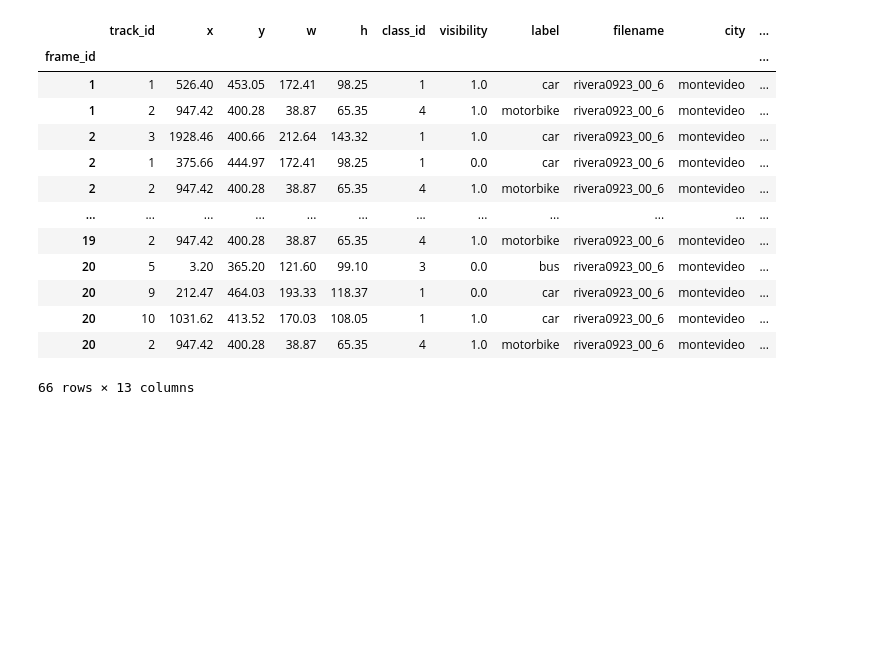
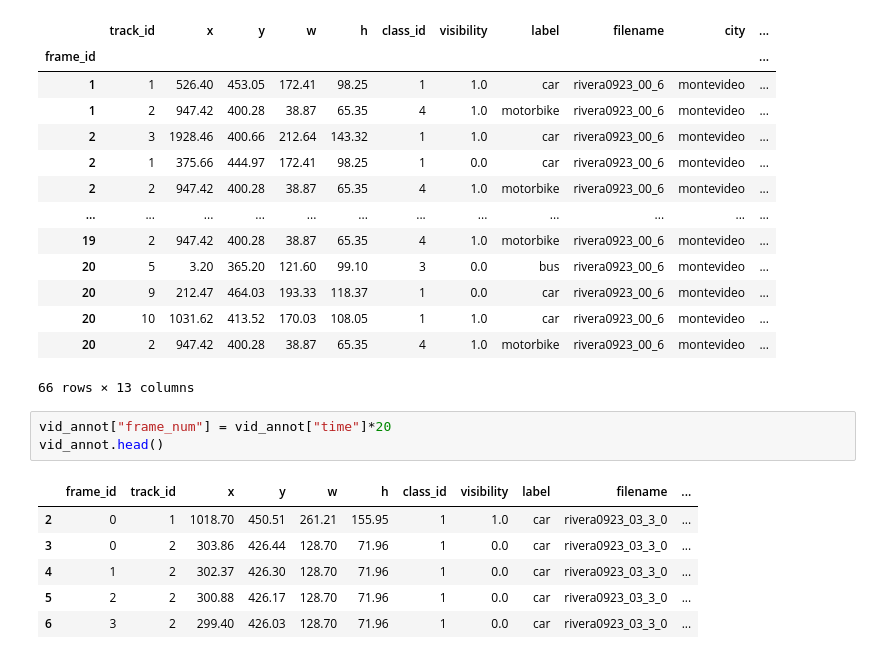
Before and after one commit to Rajsuryan-Singh/master_thesis, a Jupyter notebook: EDA.ipynb, the cells around one changed output. Cells and saved outputs as stored; diff of their text form; blank space fills up the shorter version.

```diff
--- a/EDA.ipynb
+++ b/EDA.ipynb
@@ -201,3 +216,13 @@ vid_annot_sub
 | 20 | 10 | 1031.62 | 413.52 | 170.03 | 108.05 | 1 | 1.0 | car | rivera0923_00_6 | montevideo | ... |
 | 20 | 2 | 947.42 | 400.28 | 38.87 | 65.35 | 4 | 1.0 | motorbike | rivera0923_00_6 | montevideo | ... |
 66 rows × 13 columns
+# %%
+vid_annot["frame_num"] = vid_annot["time"]*20
+vid_annot.head()
+# %% [output]
+|  | frame_id | track_id | x | y | w | h | class_id | visibility | label | filename | ... |
+| 2 | 0 | 1 | 1018.70 | 450.51 | 261.21 | 155.95 | 1 | 1.0 | car | rivera0923_03_3_0 | ... |
+| 3 | 0 | 2 | 303.86 | 426.44 | 128.70 | 71.96 | 1 | 0.0 | car | rivera0923_03_3_0 | ... |
+| 4 | 1 | 2 | 302.37 | 426.30 | 128.70 | 71.96 | 1 | 0.0 | car | rivera0923_03_3_0 | ... |
+| 5 | 2 | 2 | 300.88 | 426.17 | 128.70 | 71.96 | 1 | 0.0 | car | rivera0923_03_3_0 | ... |
+| 6 | 3 | 2 | 299.40 | 426.03 | 128.70 | 71.96 | 1 | 0.0 | car | rivera0923_03_3_0 | ... |
```
Also changed, not shown: parts of 7 cells of this notebook, 5 other files.
